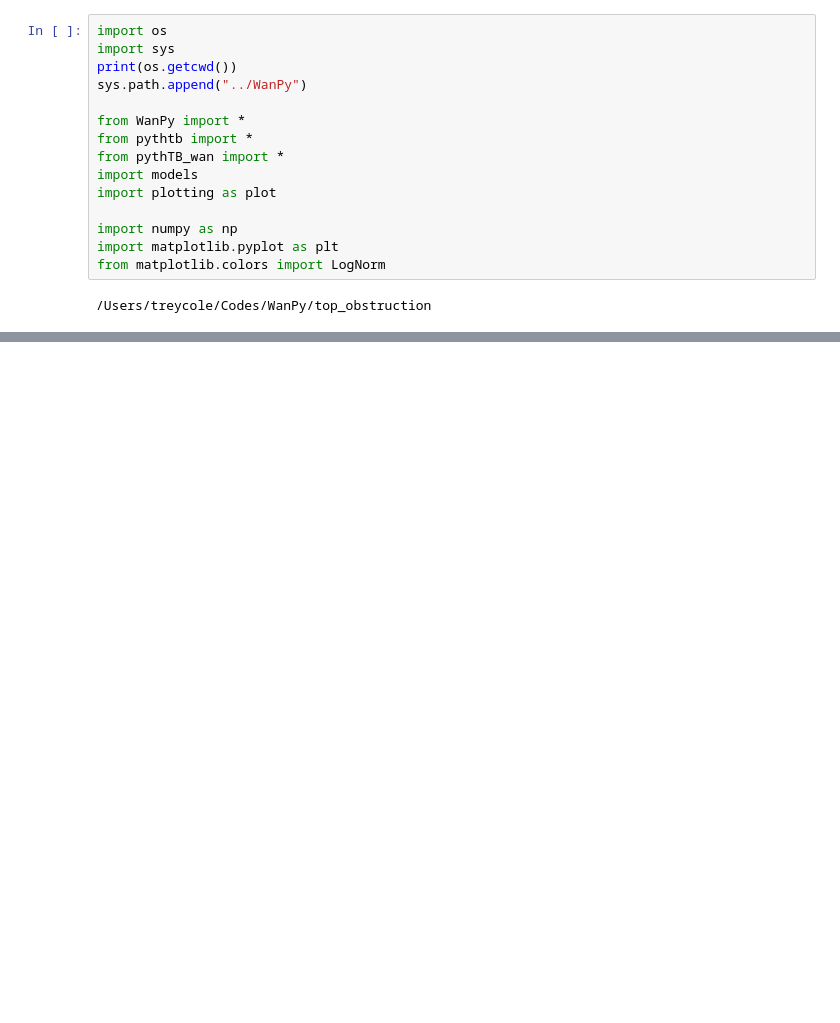
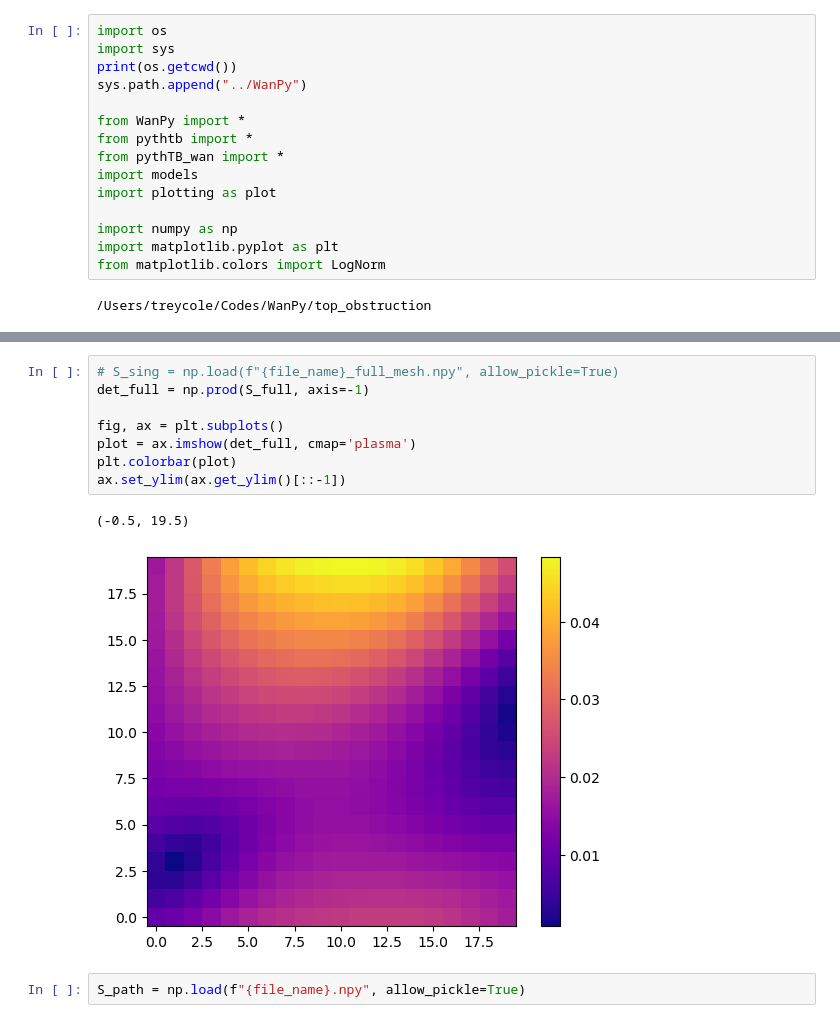
Before and after one commit to treycole/WanPy, a Jupyter notebook: top_obstruction/sing_vals_plot.ipynb, the cells around one changed output, grey strips where cells are left out. Cells and saved outputs as stored; diff of their text form; blank space fills up the shorter version.

```diff
--- a/top_obstruction/sing_vals_plot.ipynb
+++ b/top_obstruction/sing_vals_plot.ipynb
@@ -36,0 +124,13 @@ chern = u_wfs_full.berry_flux([i for i in range(n_occ)])/(2*np.pi)
+# %%
+# S_sing = np.load(f"{file_name}_full_mesh.npy", allow_pickle=True)
+det_full = np.prod(S_full, axis=-1)
+
+fig, ax = plt.subplots()
+plot = ax.imshow(det_full, cmap='plasma')
+plt.colorbar(plot)
+ax.set_ylim(ax.get_ylim()[::-1])
+# %% [output]
+(-0.5, 19.5)
+[figure, added]
+# %%
+S_path = np.load(f"{file_name}.npy", allow_pickle=True)
```
Also changed, not shown: parts of 12 cells of this notebook, 24 other files.
